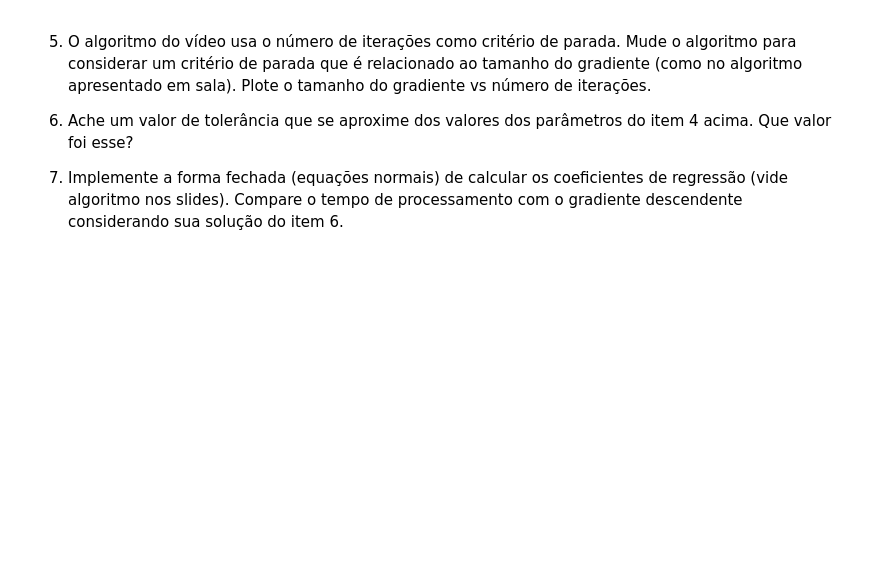
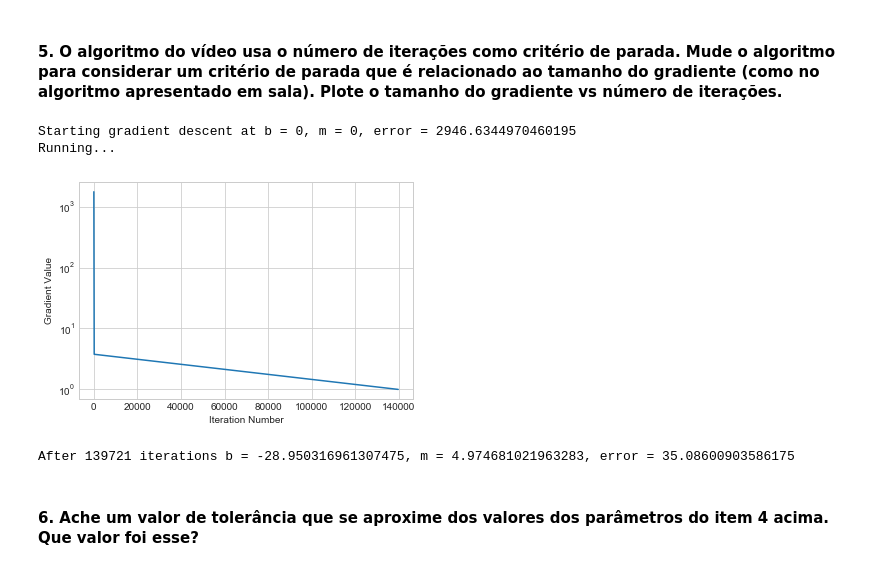
Before and after one commit to thiagonobrega/ml, a Jupyter notebook: LinearRegression/Linear Regression.ipynb, the cells around one changed output. Drawn from its saved outputs; the diff is of its cells as text; code cells hidden in the pictures; blank space fills up the shorter version.

```diff
--- a/LinearRegression/Linear Regression.ipynb
+++ b/LinearRegression/Linear Regression.ipynb
@@ -117,6 +185,2 @@ After 1000 iterations b = 0.08893651993741346, m = 1.4777440851894448, error = 1
 # %% [markdown]
-5. O algoritmo do vídeo usa o número de iterações como critério de parada. Mude o algoritmo para considerar um critério de parada que é relacionado ao tamanho do gradiente (como no algoritmo apresentado em sala). Plote o tamanho do gradiente vs número de iterações.
-
-6. Ache um valor de tolerância que se aproxime dos valores dos parâmetros do item 4 acima. Que valor foi esse?
-
-7. Implemente a forma fechada (equações normais) de calcular os coeficientes de regressão (vide algoritmo nos slides). Compare o tempo de processamento com o gradiente descendente considerando sua solução do item 6.
+#### 5. O algoritmo do vídeo usa o número de iterações como critério de parada. Mude o algoritmo para considerar um critério de parada que é relacionado ao tamanho do gradiente (como no algoritmo apresentado em sala). Plote o tamanho do gradiente vs número de iterações.
@@ -122,0 +202,56 @@ After 1000 iterations b = 0.08893651993741346, m = 1.4777440851894448, error = 1
+# %%
+def step_gradient(b_current, m_current, points, learningRate):
+    b_gradient = 0
+    m_gradient = 0
+    N = float(len(points))
+    for i in range(0, len(points)):
+        x = points[i, 0]
+        y = points[i, 1]
+        b_gradient += -(2/N) * (y - ((m_current * x) + b_current))
+        m_gradient += -(2/N) * x * (y - ((m_current * x) + b_current))
+    new_b = b_current - (learningRate * b_gradient)
+    new_m = m_current - (learningRate * m_gradient)
+    return [new_b, new_m, b_gradient, m_gradient]
+# %%
+def gradient_descent_runner(points, starting_b, starting_m, learning_rate, gradient_threshold, plot=False):
+    b = starting_b
+    m = starting_m
+    x = []
+    y = []
+    i = 0
+
+    gmodulus = 1 + gradient_threshold
+
+    while gmodulus >= gradient_threshold:
+        b, m , gb , gm = step_gradient(b, m, array(points), learning_rate)
+        #new modulus
+        gmodulus = math.sqrt(gb**2 + gm**2)
+
+        #plot part
+        x.append(i+1)
+        y.append(gmodulus)
+        i+=1
+
+
+    if plot:
+        import matplotlib.pyplot as plt
+        plt.style.use('seaborn-whitegrid')
+        plt.plot(x, y)
+        #plt.xscale('log')
+        plt.yscale('log')
+        plt.xlabel("Iteration Number")
+        plt.ylabel("Gradient Value")
+
+        plt.show()
+
+
+    return [b, m ,i]
+
+run(gradient_threshold=1)
+# %% [output]
+Starting gradient descent at b = 0, m = 0, error = 2946.6344970460195
+Running...
+[figure, added]
+After 139721 iterations b = -28.950316961307475, m = 4.974681021963283, error = 35.08600903586175
+# %% [markdown]
+#### 6. Ache um valor de tolerância que se aproxime dos valores dos parâmetros do item 4 acima. Que valor foi esse?
```
Also changed, not shown: parts of 23 cells of this notebook, 5 other files.
